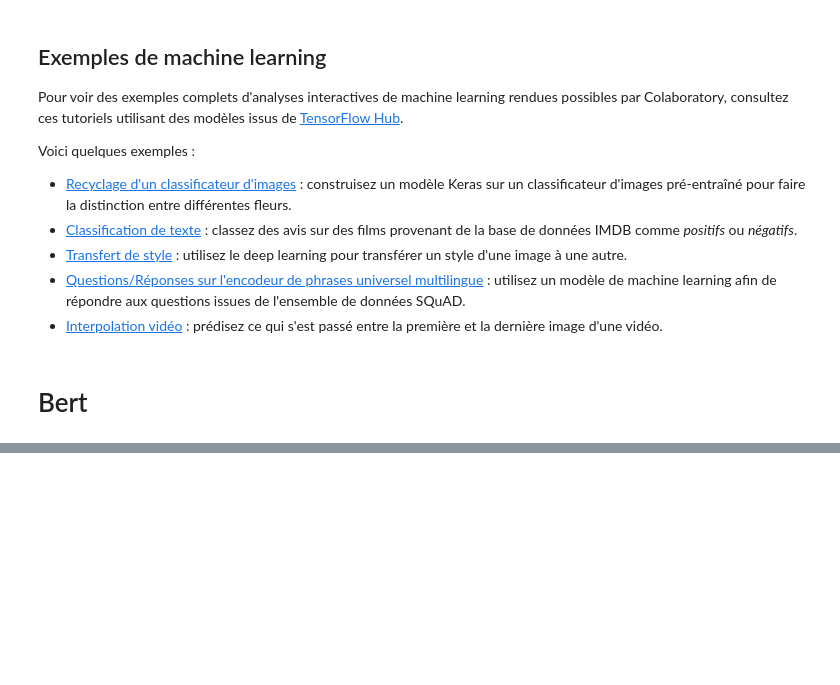
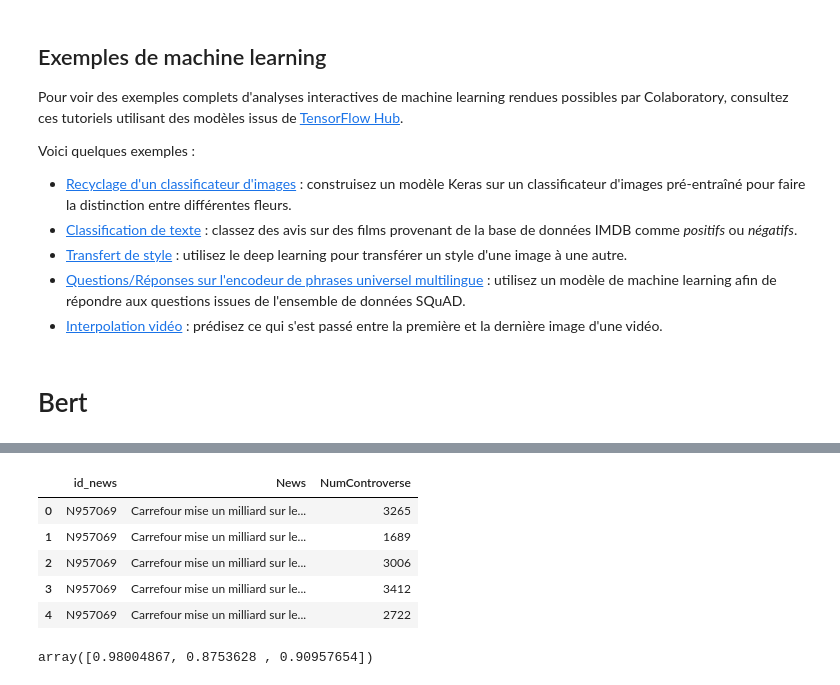
Before and after one commit to YvYh/FluxWeb, a Jupyter notebook: Bienvenue_dans_Colaboratory.ipynb, the cells around one changed output, grey strips where cells are left out. Saved outputs shown, nothing was run; the diff lists cells and outputs as text; code cells hidden in the pictures; blank space fills up the shorter version.

```diff
--- a/Bienvenue_dans_Colaboratory.ipynb
+++ b/Bienvenue_dans_Colaboratory.ipynb
@@ -191,10 +209,15 @@ def progress(value, max=100):
     """.format(value=value, max=max))
 # %%
 q_news = """SELECT distinct id_news,News, NumControverse
-FROM `poc-bigdata.FluxWeb_Prediction.News_Controverses_Join`
-Where id_news<>'N722464'
+FROM `poc-bigdata.FluxWeb_Prediction.News_test`
 Order by id_news desc
-limit 1000
 """
-news = get_bq_date(q_news)
-news
+news = get_bq_data(q_news)
+news.head()
+# %% [output]
+|  | id_news | News | NumControverse |
+| 0 | N957069 | Carrefour mise un milliard sur le... | 3265 |
+| 1 | N957069 | Carrefour mise un milliard sur le... | 1689 |
+| 2 | N957069 | Carrefour mise un milliard sur le... | 3006 |
+| 3 | N957069 | Carrefour mise un milliard sur le... | 3412 |
+| 4 | N957069 | Carrefour mise un milliard sur le... | 2722 |
@@ -207,2 +227,4 @@ controverses = get_bq_data(q_vectC)
 # %%
-cos = cosine_similarity([news_bert],controverses.vect_c.to_list())[0]
+cosine_similarity(svd.transform([news_bert]),svd.transform(controverses.vect_c.to_list()))[0]
+# %% [output]
+array([0.98004867, 0.8753628 , 0.90957654])
```
Also changed, not shown: parts of 10 cells of this notebook.
